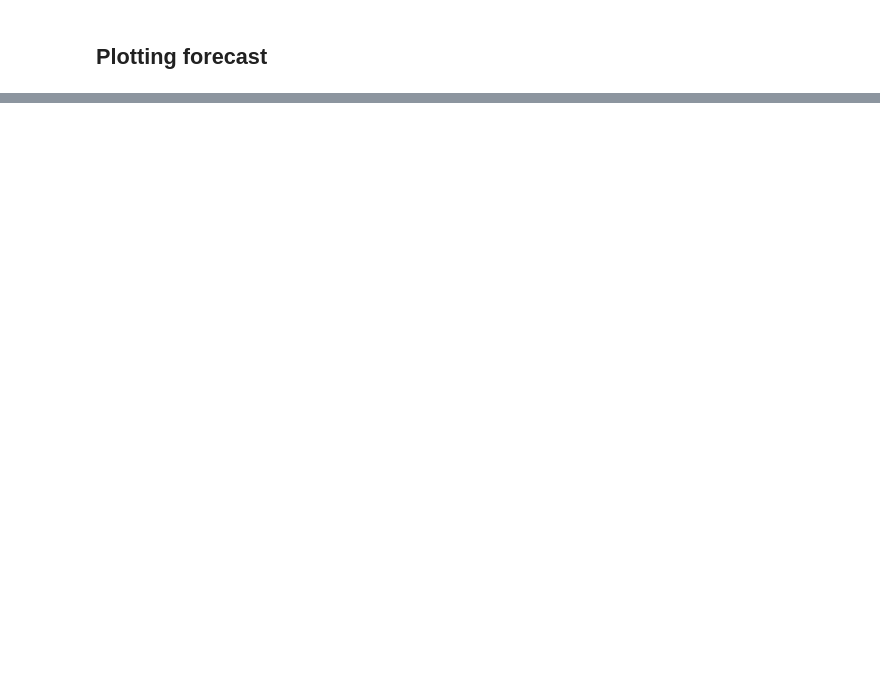
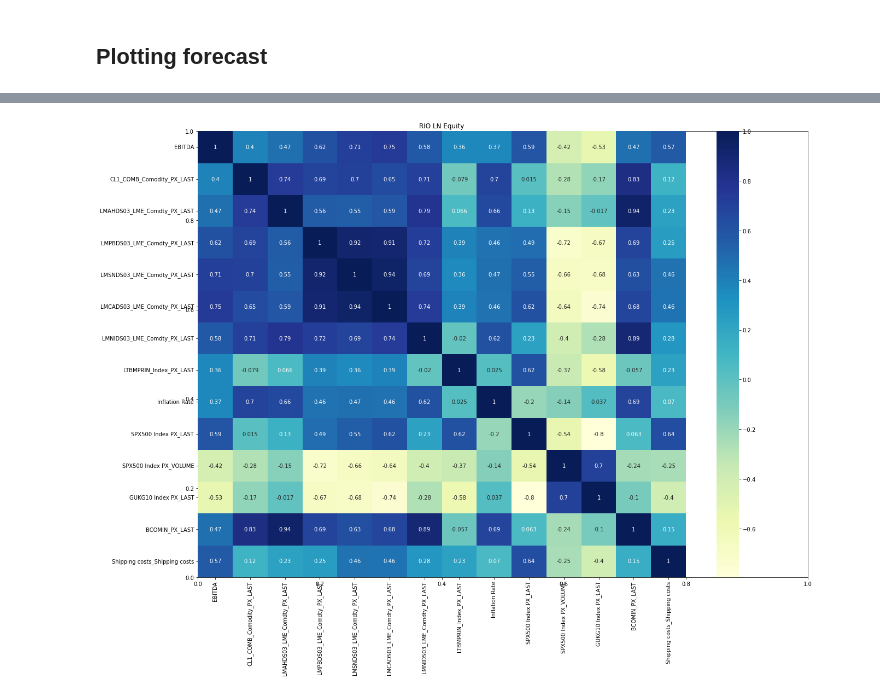
Before and after one commit to ADSMining/Mining, a Jupyter notebook: Notebooks/Modelling_notebooks/LSTM.ipynb, the cells around one changed output, grey strips where cells are left out. Saved outputs shown, nothing was run; the diff lists cells and outputs as text; code cells hidden in the pictures; blank space fills up the shorter version.

```diff
--- a/Notebooks/Modelling_notebooks/LSTM.ipynb
+++ b/Notebooks/Modelling_notebooks/LSTM.ipynb
@@ -205,0 +347,20 @@ plt.show()
+# %%
+# Calculating which correlations are statistically significant
+# We choose a p-value of 0.05
+# Null hypothesis is if x and y are unrelated - Anything below a p-value 0.05, means that this hypothesis is rejected.
+
+def calculate_pvalues(df):
+    df = df.dropna()._get_numeric_data()
+    dfcols = pd.DataFrame(columns=df.columns)
+    pvalues = dfcols.transpose().join(dfcols, how='outer')
+    for r in df.columns:
+        for c in df.columns:
+            pvalues[r][c] = round(pearsonr(df[r], df[c])[1], 4)
+    return pvalues
+# %%
+pvalues = calculate_pvalues(RIO_full)
+statisticallySignificant = pvalues <= 0.05
+discardedColumns = statisticallySignificant[statisticallySignificant['EBITDA'].values == False].index
+# %%
+RIO_full = RIO_full.drop(discardedColumns, axis = 1)
+RIO_full
@@ -205,0 +386,7 @@ plt.show()
+# %%
+ plt.subplots(figsize=(20,15))
+ax = plt.axes()
+ax.set_title("RIO LN Equity")
+heatmap = sb.heatmap(RIO_full.corr(), cmap="YlGnBu", annot=True)
+# %% [output]
+[figure, added]
```
Also changed, not shown: parts of 13 cells of this notebook.
